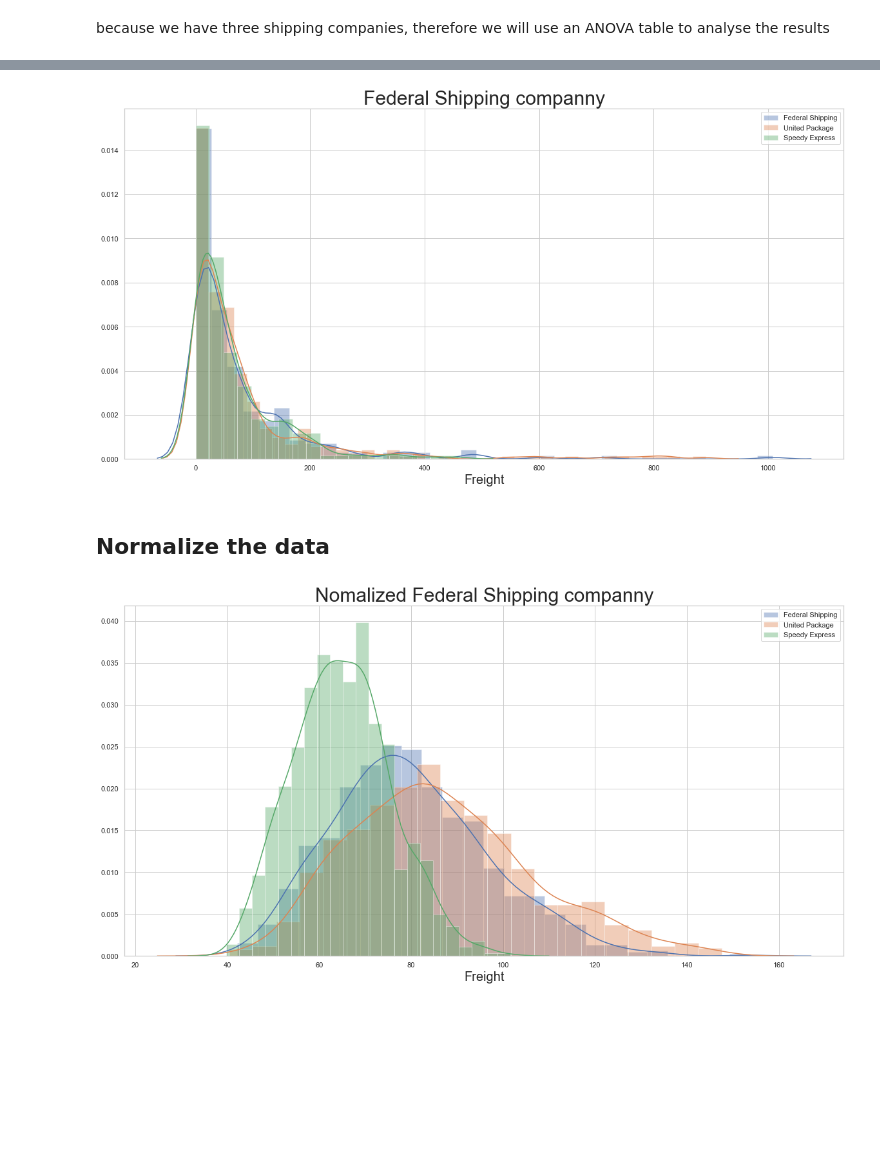
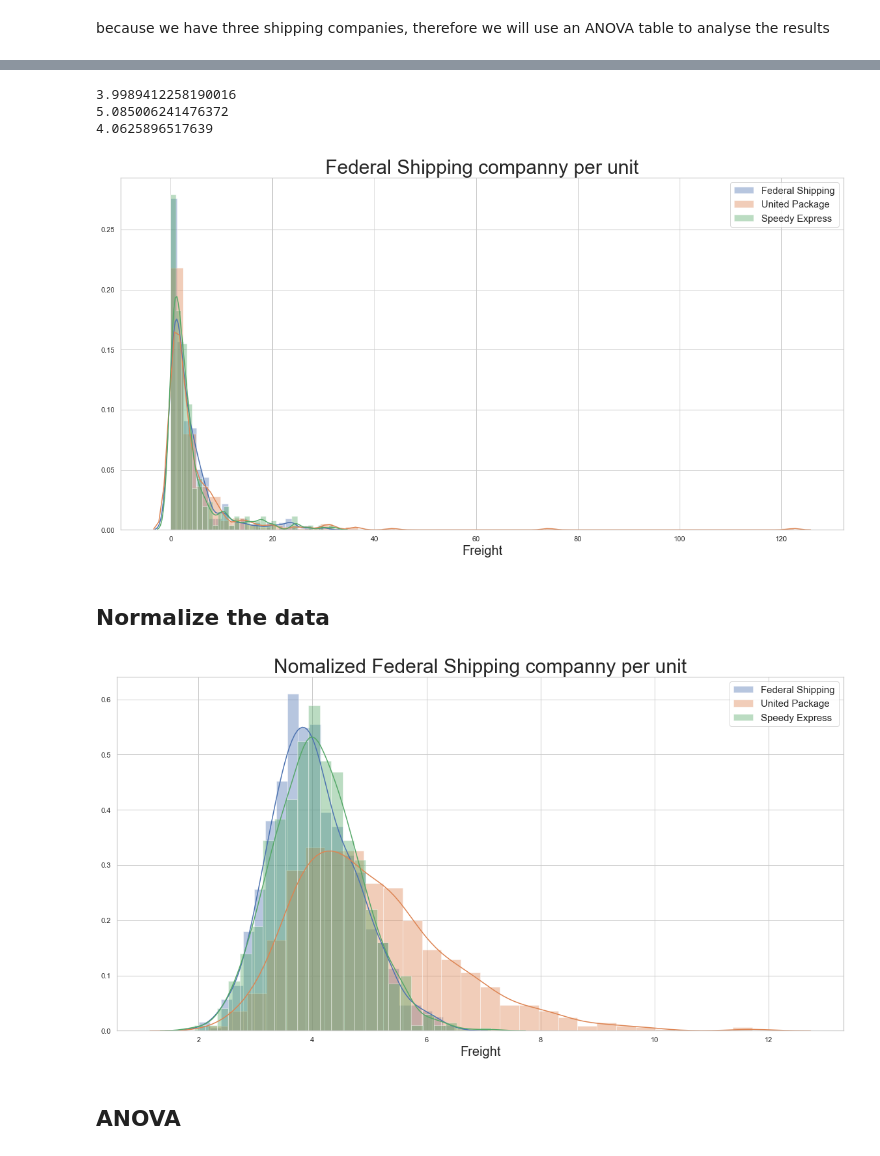
Before and after one commit to shuyu-wu/mod_3, a Jupyter notebook: Northwind.ipynb, the cells around one changed output, grey strips where cells are left out. Drawn from its saved outputs; the diff is of its cells as text; code cells hidden in the pictures; blank space fills up the shorter version.

```diff
--- a/Northwind.ipynb
+++ b/Northwind.ipynb
@@ -986,35 +1004,45 @@ Freight_1_df
 249 rows × 4 columns
+# %%
+print(Freight_3_df['Freight_per_unit'].mean())
+print(Freight_2_df['Freight_per_unit'].mean())
+print(Freight_1_df['Freight_per_unit'].mean())
+# %% [output]
+3.9989412258190016
+5.085006241476372
+4.0625896517639
 # %%
-Freight_3 = Freight_3_df['Freight']
-Freight_2 = Freight_2_df['Freight']
-Freight_1 = Freight_1_df['Freight']
+Freight_3 = Freight_3_df['Freight_per_unit']
+Freight_2 = Freight_2_df['Freight_per_unit']
+Freight_1 = Freight_1_df['Freight_per_unit']
 
 plt.figure(figsize=(20, 10))
 sns.distplot(Freight_3, label='Federal Shipping')
 sns.distplot(Freight_2, label='United Package')
 sns.distplot(Freight_1, label='Speedy Express')
 
-plt.title('Federal Shipping companny',fontsize=30)
+plt.title('Federal Shipping companny per unit',fontsize=30)
 plt.xlabel('Freight', fontsize=20)
-plt.legend();
+plt.legend(fontsize=15);
 # %% [output]
-[figure, old version]
+[figure, new version]
 # %% [markdown]
 ## Normalize the data
 # %%
 freight_3_sample = create_sample_distribution(Freight_3)
 freight_2_sample = create_sample_distribution(Freight_2)
 freight_1_sample = create_sample_distribution(Freight_1)
 
 plt.figure(figsize=(20, 10))
 sns.distplot(freight_3_sample, label='Federal Shipping')
 sns.distplot(freight_2_sample, label='United Package')
 sns.distplot(freight_1_sample, label='Speedy Express')
-plt.title('Nomalized Federal Shipping companny',fontsize=30)
+plt.title('Nomalized Federal Shipping companny per unit',fontsize=30)
 plt.xlabel('Freight', fontsize=20)
-plt.legend();
+plt.legend(fontsize=15);
 # %% [output]
-[figure, old version]
+[figure, new version]
+# %% [markdown]
+## ANOVA
 # %%
 freight_list = [freight_3_sample,freight_2_sample, freight_1_sample]
 combos_freight = combinations(freight_list, 2)
```
Also changed, not shown: parts of 17 cells of this notebook.
